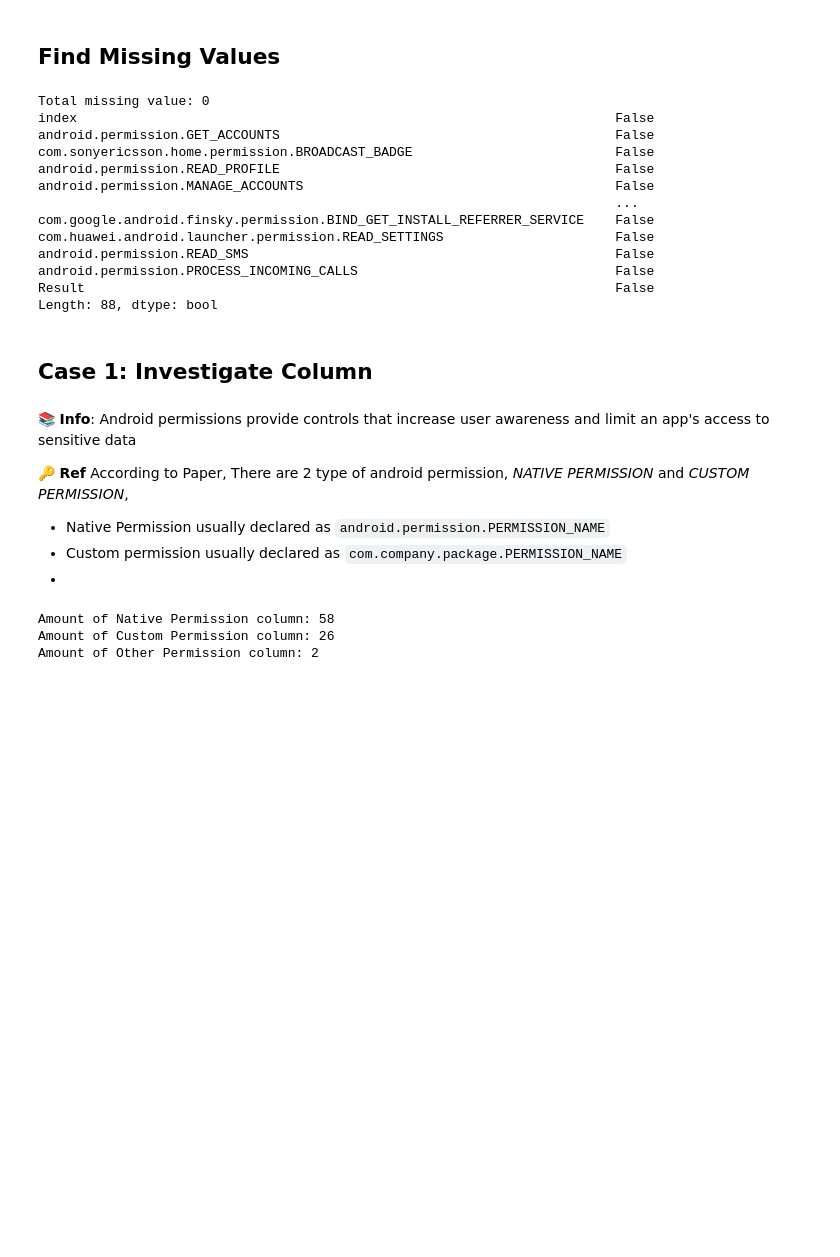
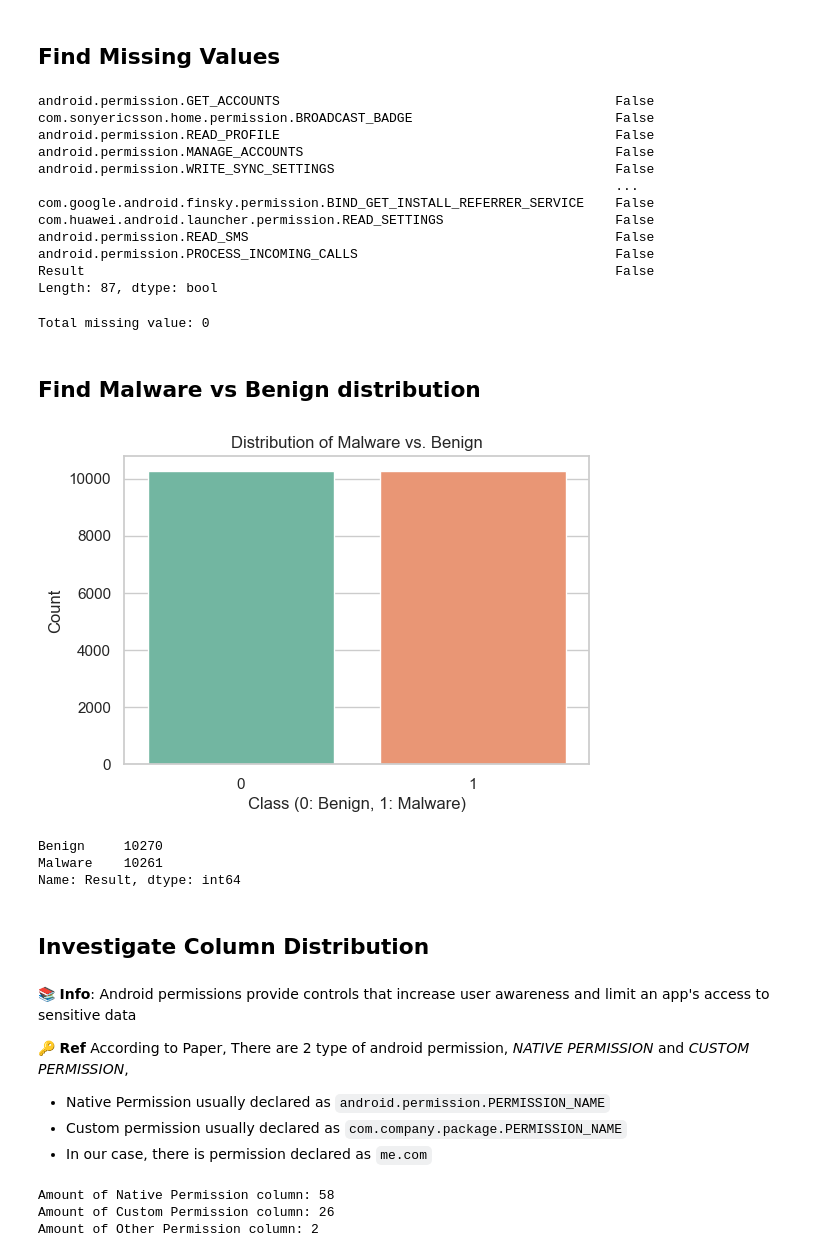
Before and after one commit to ZahrizhalAli/naticusdroid-dsi, a Jupyter notebook: naticusdroid-analysis-and-ml.ipynb, the cells around one changed output. Cells and saved outputs as stored; diff of their text form; code cells hidden in the pictures; blank space fills up the shorter version.

```diff
--- a/naticusdroid-analysis-and-ml.ipynb
+++ b/naticusdroid-analysis-and-ml.ipynb
@@ -99,24 +122,54 @@ Index(['index', 'android.permission.GET_ACCOUNTS',
 missing_values = df_train.isnull().any()
 total_missing_values = missing_values.sum()
 
-print(f"Total missing value: {total_missing_values}")
 print(missing_values)
 # %% [output]
-Total missing value: 0
-index                                                                     False
 android.permission.GET_ACCOUNTS                                           False
 com.sonyericsson.home.permission.BROADCAST_BADGE                          False
 android.permission.READ_PROFILE                                           False
 android.permission.MANAGE_ACCOUNTS                                        False
+android.permission.WRITE_SYNC_SETTINGS                                    False
                                                                           ...
 com.google.android.finsky.permission.BIND_GET_INSTALL_REFERRER_SERVICE    False
 com.huawei.android.launcher.permission.READ_SETTINGS                      False
 android.permission.READ_SMS                                               False
 android.permission.PROCESS_INCOMING_CALLS                                 False
 Result                                                                    False
-Length: 88, dtype: bool
+Length: 87, dtype: bool
+# %%
+print(f"Total missing value: {total_missing_values}")
+# %% [output]
+Total missing value: 0
+# %% [markdown]
+## Find Malware vs Benign distribution
+# %%
+sns.set(style="whitegrid")  # Set the plot style
+
+# Count the number of occurrences of each class (0 and 1)
+class_counts = df_train['Result'].value_counts()
+
+# Create a bar plot
+plt.figure(figsize=(6, 4))  # Set the figure size
+sns.barplot(x=class_counts.index, y=class_counts.values, palette="Set2")
+
+# Set plot labels and title
+plt.xlabel('Class (0: Benign, 1: Malware)')
+plt.ylabel('Count')
+plt.title('Distribution of Malware vs. Benign')
+
+# Show the plot
+plt.show()
+# %% [output]
+[figure, added]
+# %%
+check_result_distribution = df_train['Result'].map({0:'Benign', 1:'Malware'})
+check_result_distribution.value_counts()
+# %% [output]
+Benign     10270
+Malware    10261
+Name: Result, dtype: int64
 # %% [markdown]
-## Case 1: Investigate Column
+## Investigate Column Distribution
 # %% [markdown]
 📚 **Info**: Android permissions provide controls that increase user awareness and limit an app's access to sensitive data
 
@@ -124,7 +177,7 @@ Length: 88, dtype: bool
 
 * Native Permission usually declared as `android.permission.PERMISSION_NAME`
 * Custom permission usually declared as `com.company.package.PERMISSION_NAME`
-*
+* In our case, there is permission declared as `me.com`
 # %%
 # List all columns from df_train which starts from "android.permission" in its name
 native_permission = [column for column in df_train.columns if column.startswith('android.permission')]
```
Also changed, not shown: parts of 79 cells of this notebook, 6 other files.
